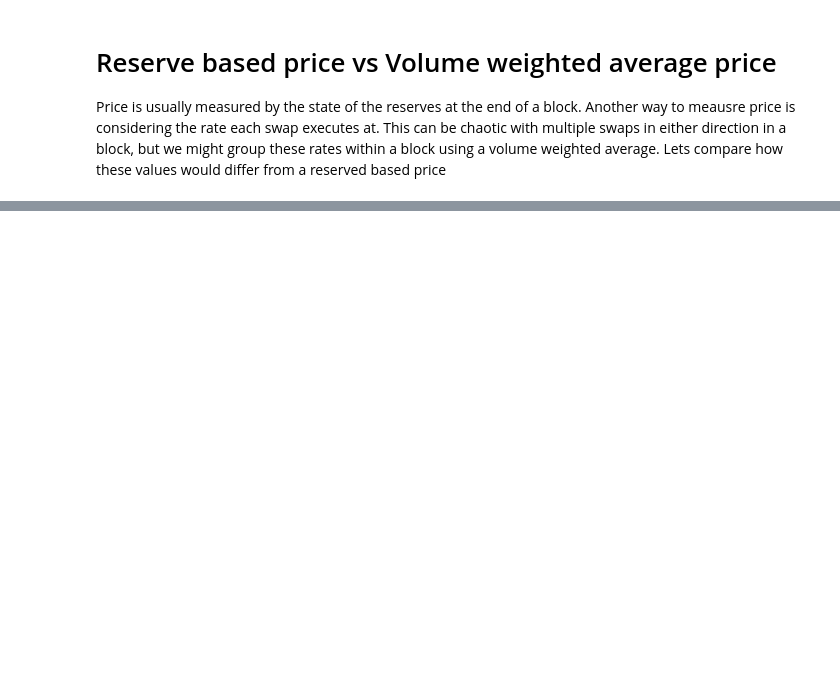
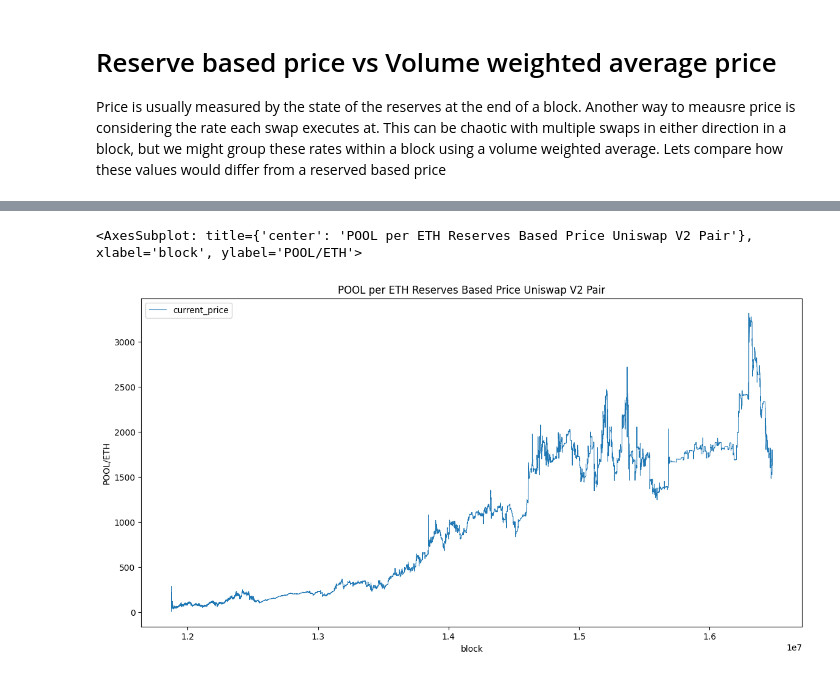
Before and after one commit to Ammalgam-Protocol/data-analysis, a Jupyter notebook: data-analysis.ipynb, the cells around one changed output, grey strips where cells are left out. Saved outputs shown, nothing was run; the diff lists cells and outputs as text; code cells hidden in the pictures; blank space fills up the shorter version.

```diff
--- a/data-analysis.ipynb
+++ b/data-analysis.ipynb
@@ -183,0 +184,5 @@ plt.show()
+# %%
+oracle_df[["block", "current_price"]].plot(linewidth=.75, x="block", ylabel="POOL/ETH", title="POOL per ETH Reserves Based Price Uniswap V2 Pair")
+# %% [output]
+<AxesSubplot: title={'center': 'POOL per ETH Reserves Based Price Uniswap V2 Pair'}, xlabel='block', ylabel='POOL/ETH'>
+[figure, added]
```
Also changed, not shown: parts of 32 cells of this notebook, 6 other files.
